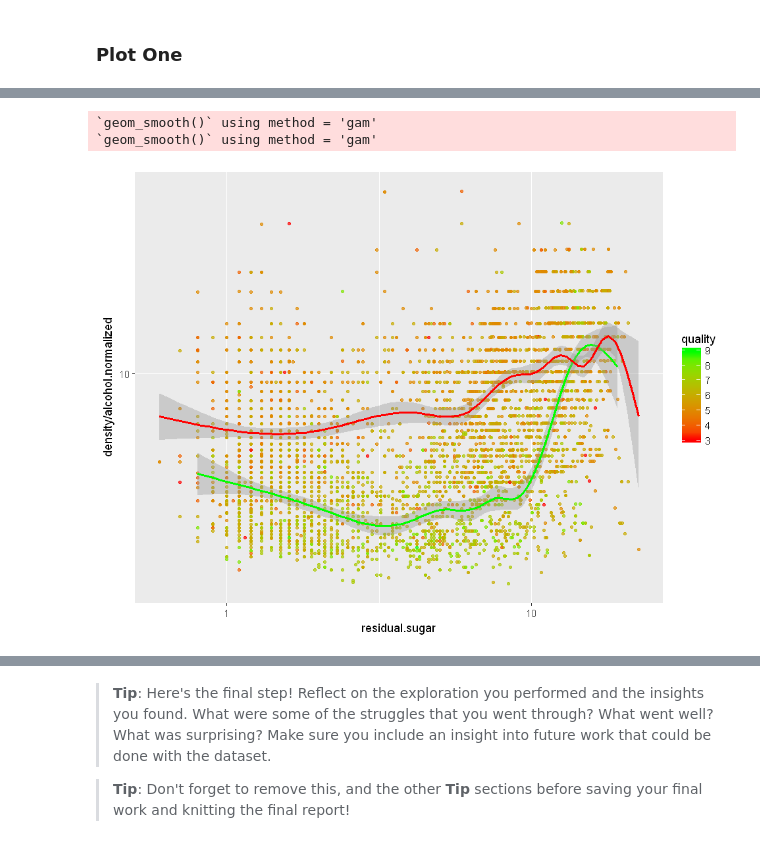
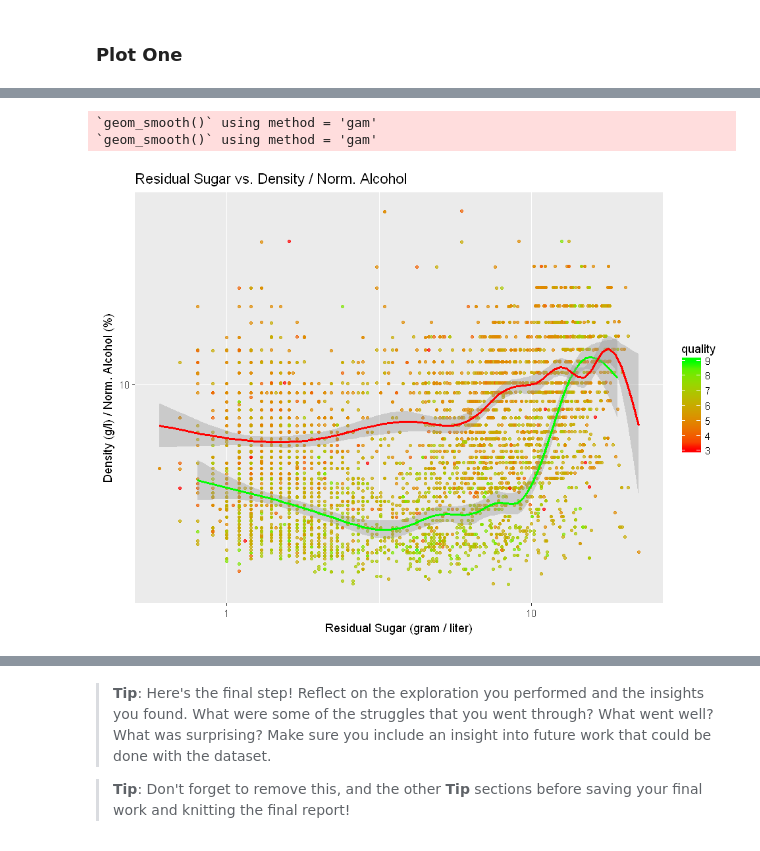
Before and after one commit to ftkurt/data-analyst-project-portfolio, a Jupyter notebook: udacity-data-analyst-nanodegree/project-5/Project-5-White-Wine-Quality.ipynb, the cells around one changed output, grey strips where cells are left out. Saved outputs shown, nothing was run; the diff lists cells and outputs as text; code cells hidden in the pictures.

```diff
--- a/udacity-data-analyst-nanodegree/project-5/Project-5-White-Wine-Quality.ipynb
+++ b/udacity-data-analyst-nanodegree/project-5/Project-5-White-Wine-Quality.ipynb
@@ -856,16 +885,17 @@ make sure you justify why you chose each plot by describing what it shows.
 # %%
 data_s <- subset(ww,
     density<quantile(ww$density,0.99) &
         density>quantile(ww$density,0.01) &
         alcohol.normalized != 0)
 ggplot(data = data_s, aes(x=residual.sugar, y=density/alcohol.normalized)) +
   geom_point(aes(color=quality),size=1,alpha=0.7) +
   scale_colour_gradient(low = "red", high = "green") +
   scale_y_log10() +
   scale_x_log10() +
   geom_smooth(data=subset(data_s,quality>6),colour="green") +
-  geom_smooth(data=subset(data_s,quality<6),colour="red")
+  geom_smooth(data=subset(data_s,quality<6),colour="red") +
+  labs(x="Residual Sugar (gram / liter)", y="Density (g / l) / Norm. Alcohol (%)", title="Residual Sugar vs. Density / Norm. Alcohol")
 # %% [output]
 `geom_smooth()` using method = 'gam'
 `geom_smooth()` using method = 'gam'
-[figure, old version]
+[figure, new version]
```
Also changed, not shown: parts of 11 cells of this notebook.
